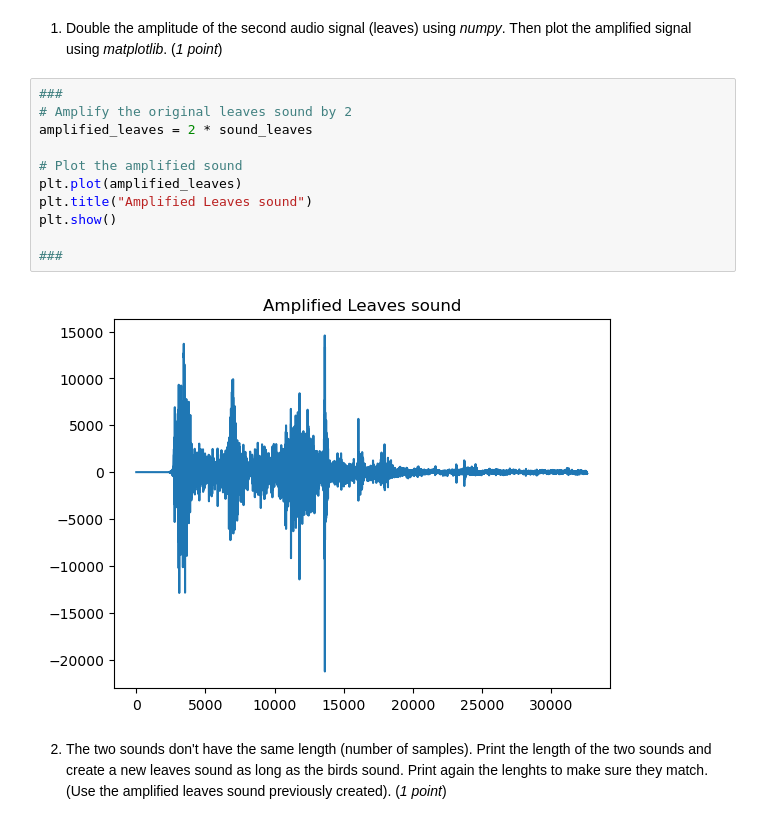
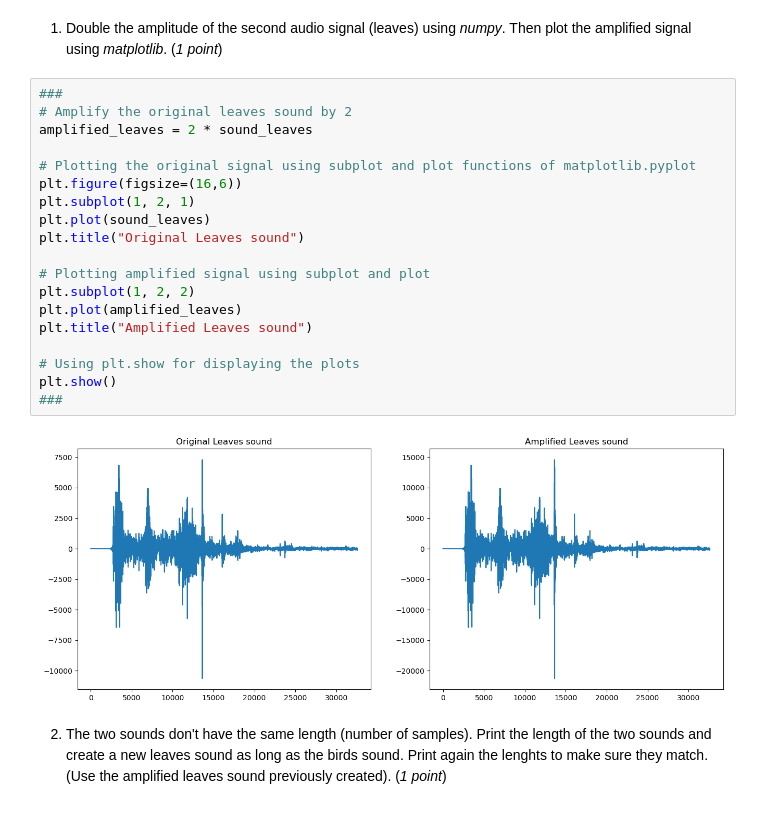
Before and after one commit to jazminvaleriano/PythonHW, a Jupyter notebook: W2_Assignment.ipynb, the cells around one changed output. Drawn from its saved outputs; the diff is of its cells as text.

```diff
--- a/W2_Assignment.ipynb
+++ b/W2_Assignment.ipynb
@@ -54,16 +54,24 @@ time.sleep(1)
 # %%
 ###
 # Amplify the original leaves sound by 2
 amplified_leaves = 2 * sound_leaves
 
-# Plot the amplified sound
+# Plotting the original signal using subplot and plot functions of matplotlib.pyplot
+plt.figure(figsize=(16,6))
+plt.subplot(1, 2, 1)
+plt.plot(sound_leaves)
+plt.title("Original Leaves sound")
+
+# Plotting amplified signal using subplot and plot
+plt.subplot(1, 2, 2)
 plt.plot(amplified_leaves)
 plt.title("Amplified Leaves sound")
+
+# Using plt.show for displaying the plots
 plt.show()
-
 ###
 # %% [output]
-[figure, old version]
+[figure, new version]
 # %% [markdown]
 2. The two sounds don't have the same length (number of samples). Print the length of the two sounds and create a new leaves sound as long as the birds sound. Print again the lenghts to make sure they match. (Use the amplified leaves sound previously created). (*1 point*)
 # %%
```
Also changed, not shown: parts of 14 cells of this notebook.
